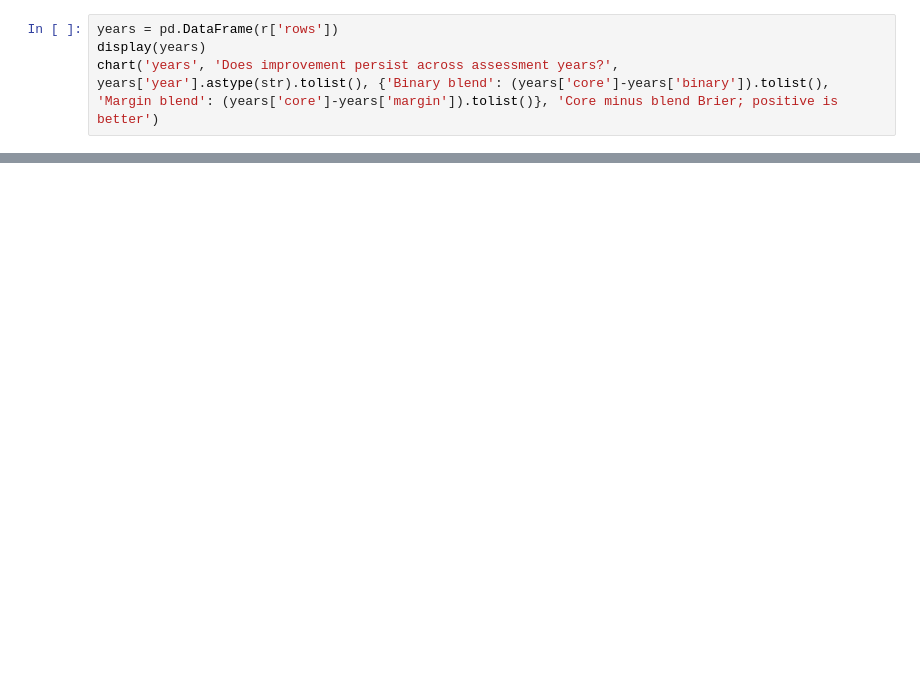
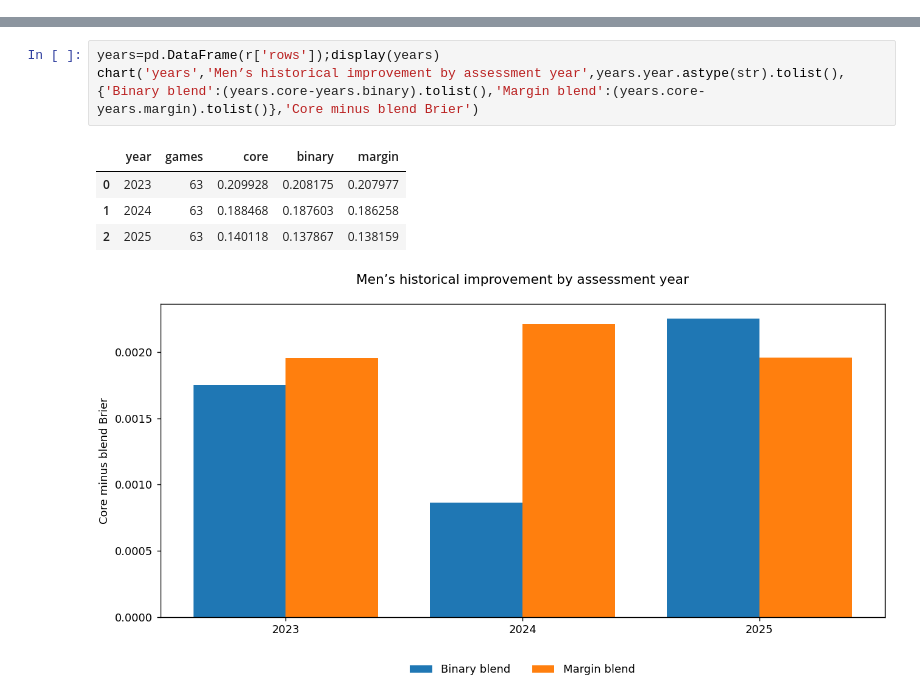
Before and after one commit to alvaromendizabal/march-machine-learning-mania-2026, a Jupyter notebook: portfolio/current_research.ipynb, the cells around one changed output, grey strips where cells are left out. Saved outputs shown, nothing was run; the diff lists cells and outputs as text; blank space fills up the shorter version.

```diff
--- a/portfolio/current_research.ipynb
+++ b/portfolio/current_research.ipynb
@@ -68,4 +0,0 @@ chart('pooled', 'Historical men’s Brier — 2023–2025, 189 games', ['Frozen
-# %%
-years = pd.DataFrame(r['rows'])
-display(years)
-chart('years', 'Does improvement persist across assessment years?', years['year'].astype(str).tolist(), {'Binary blend': (years['core']-years['binary']).tolist(), 'Margin blend': (years['core']-years['margin']).tolist()}, 'Core minus blend Brier; positive is better')
@@ -127,0 +59,9 @@ REPORT_COMPLETE — aggregate evidence only; no training or submission
+# %%
+years=pd.DataFrame(r['rows']);display(years)
+chart('years','Men’s historical improvement by assessment year',years.year.astype(str).tolist(),{'Binary blend':(years.core-years.binary).tolist(),'Margin blend':(years.core-years.margin).tolist()},'Core minus blend Brier')
+# %% [output]
+|  | year | games | core | binary | margin |
+| 0 | 2023 | 63 | 0.209928 | 0.208175 | 0.207977 |
+| 1 | 2024 | 63 | 0.188468 | 0.187603 | 0.186258 |
+| 2 | 2025 | 63 | 0.140118 | 0.137867 | 0.138159 |
+[figure, added]
```
Also changed, not shown: parts of 36 cells of this notebook, 9 other files.
